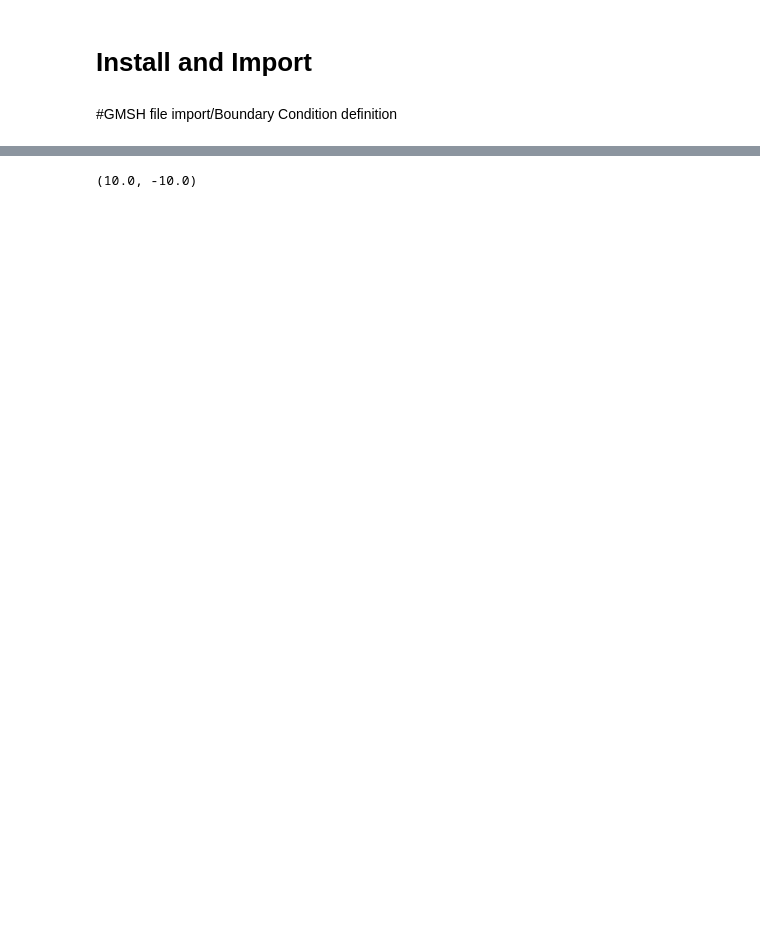
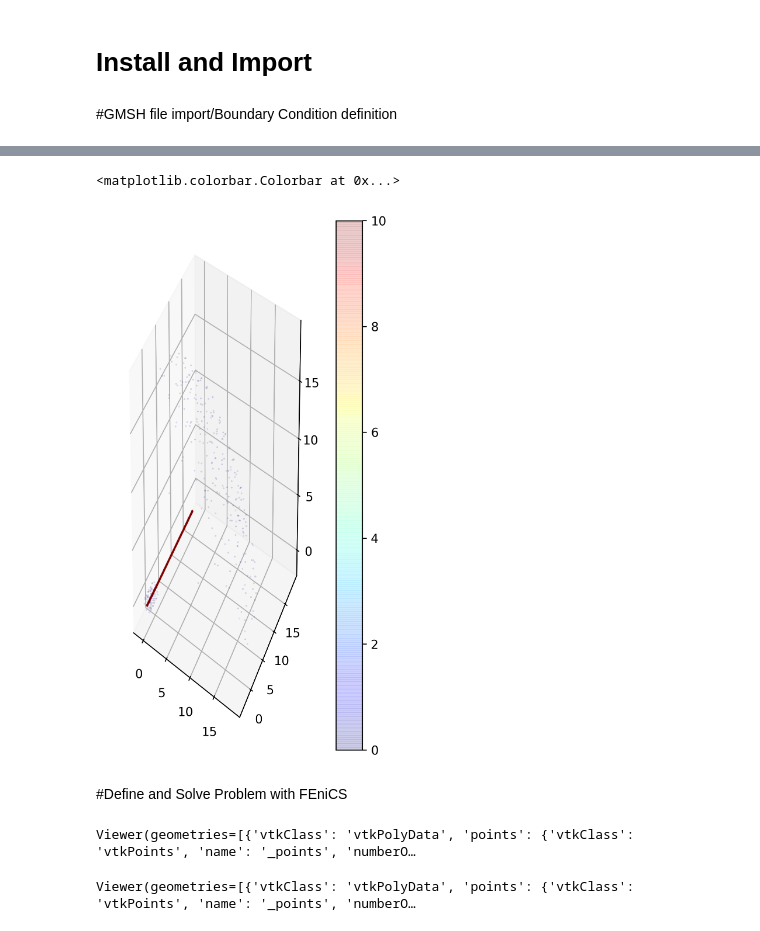
Before and after one commit to dr-kinder/electrodynamics, a Jupyter notebook: Final_Project_Antenna.ipynb, the cells around one changed output, grey strips where cells are left out. Saved outputs shown, nothing was run; the diff lists cells and outputs as text; code cells hidden in the pictures; blank space fills up the shorter version.

```diff
--- a/Final_Project_Antenna.ipynb
+++ b/Final_Project_Antenna.ipynb
@@ -240,4 +211,0 @@ Ax.scatter3D(x, y, z, c = jy)
-# %%
-jx.max(), jx.min()
-# %% [output]
-(10.0, -10.0)
@@ -243,0 +227,13 @@ jx.max(), jx.min()
+# %%
+J_vals = J.x.array.reshape(-1,3)
+
+#Make a scatterplot with matplotlib
+fig = plt.figure(dpi=300, figsize=(4,8))
+ax = fig.add_subplot(projection='3d')
+cb = ax.scatter(xx,yy,zz,c=J_vals[:,2], cmap='jet', s=0.1, alpha=0.2)
+plt.colorbar(cb)
+# %% [output]
+<matplotlib.colorbar.Colorbar at 0x...>
+[figure, added]
+# %% [markdown]
+#Define and Solve Problem with FEniCS
@@ -243,0 +286,5 @@ jx.max(), jx.min()
+# %%
+multiphenicsx.io.plot_vector_field(A, "vector potential")
+# %% [output]
+Viewer(geometries=[{'vtkClass': 'vtkPolyData', 'points': {'vtkClass': 'vtkPoints', 'name': '_points', 'numberO…
+Viewer(geometries=[{'vtkClass': 'vtkPolyData', 'points': {'vtkClass': 'vtkPoints', 'name': '_points', 'numberO…
```
Also changed, not shown: parts of 8 cells of this notebook.
